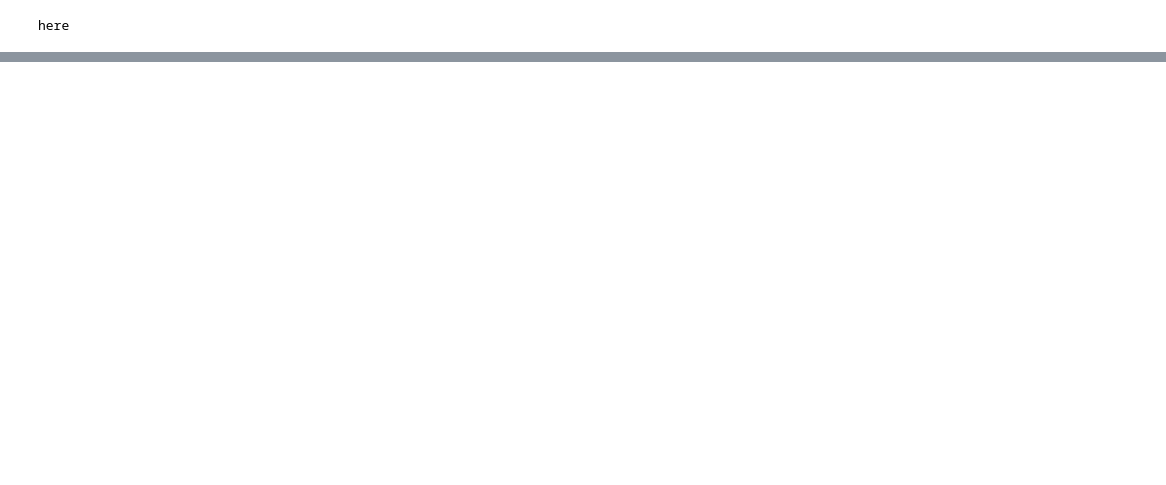
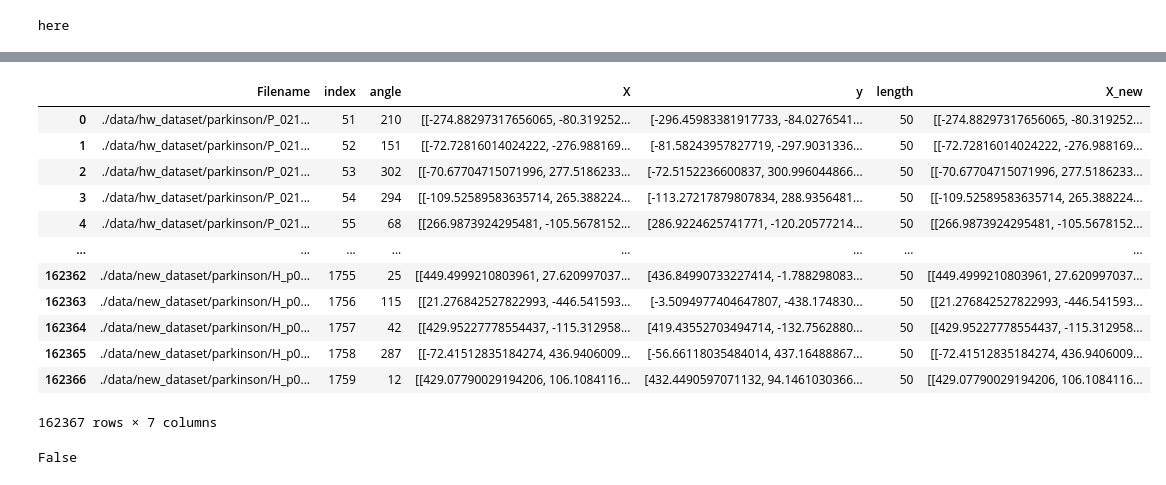
Before and after one commit to Leahie/SYSlab, a Jupyter notebook: visualize.ipynb, the cells around one changed output, grey strips where cells are left out. Drawn from its saved outputs; the diff is of its cells as text; code cells hidden in the pictures; blank space fills up the shorter version.

```diff
--- a/visualize.ipynb
+++ b/visualize.ipynb
@@ -77,0 +58,8 @@ print(model)
+# %%
+# Making the Data Format
+def append_y_to_x(row):  # Check if x is a list (array)
+    arr = row['X'].tolist()
+    row['X_new'] = arr + [row['y'].tolist()]
+    return row
+result = df.apply(append_y_to_x, axis=1)
+print(result['X'][0])
@@ -77,0 +84,16 @@ print(model)
+# %%
+result
+# %% [output]
+|  | Filename | index | angle | X | y | length | X_new |
+| 0 | ./data/hw_dataset/parkinson/P_021... | 51 | 210 | [[-274.88297317656065, -80.319252... | [-296.45983381917733, -84.0276541... | 50 | [[-274.88297317656065, -80.319252... |
+| 1 | ./data/hw_dataset/parkinson/P_021... | 52 | 151 | [[-72.72816014024222, -276.988169... | [-81.58243957827719, -297.9031336... | 50 | [[-72.72816014024222, -276.988169... |
+| 2 | ./data/hw_dataset/parkinson/P_021... | 53 | 302 | [[-70.67704715071996, 277.5186233... | [-72.5152236600837, 300.996044866... | 50 | [[-70.67704715071996, 277.5186233... |
+| 3 | ./data/hw_dataset/parkinson/P_021... | 54 | 294 | [[-109.52589583635714, 265.388224... | [-113.27217879807834, 288.9356481... | 50 | [[-109.52589583635714, 265.388224... |
+| 4 | ./data/hw_dataset/parkinson/P_021... | 55 | 68 | [[266.9873924295481, -105.5678152... | [286.9224625741771, -120.20577214... | 50 | [[266.9873924295481, -105.5678152... |
+| ... | ... | ... | ... | ... | ... | ... | ... |
+| 162362 | ./data/new_dataset/parkinson/H_p0... | 1755 | 25 | [[449.4999210803961, 27.620997037... | [436.84990733227414, -1.788298083... | 50 | [[449.4999210803961, 27.620997037... |
+| 162363 | ./data/new_dataset/parkinson/H_p0... | 1756 | 115 | [[21.276842527822993, -446.541593... | [-3.5094977404647807, -438.174830... | 50 | [[21.276842527822993, -446.541593... |
+| 162364 | ./data/new_dataset/parkinson/H_p0... | 1757 | 42 | [[429.95227778554437, -115.312958... | [419.43552703494714, -132.7562880... | 50 | [[429.95227778554437, -115.312958... |
+| 162365 | ./data/new_dataset/parkinson/H_p0... | 1758 | 287 | [[-72.41512835184274, 436.9406009... | [-56.66118035484014, 437.16488867... | 50 | [[-72.41512835184274, 436.9406009... |
+| 162366 | ./data/new_dataset/parkinson/H_p0... | 1759 | 12 | [[429.07790029194206, 106.1084116... | [432.4490597071132, 94.1461030366... | 50 | [[429.07790029194206, 106.1084116... |
+162367 rows × 7 columns
@@ -77,0 +128,4 @@ print(model)
+# %%
+print(isinstance(data, str))
+# %% [output]
+False
```
Also changed, not shown: parts of 11 cells of this notebook, 4 other files.
